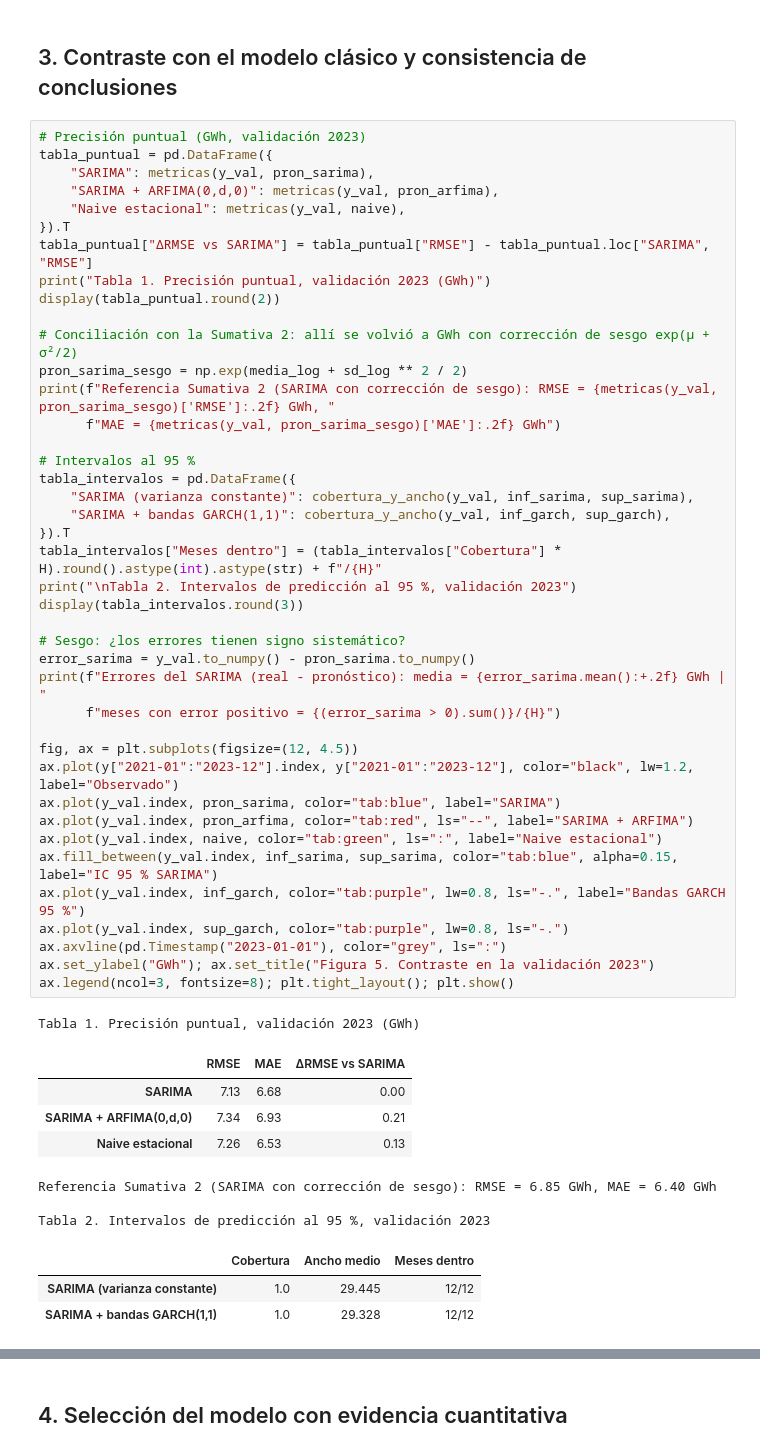
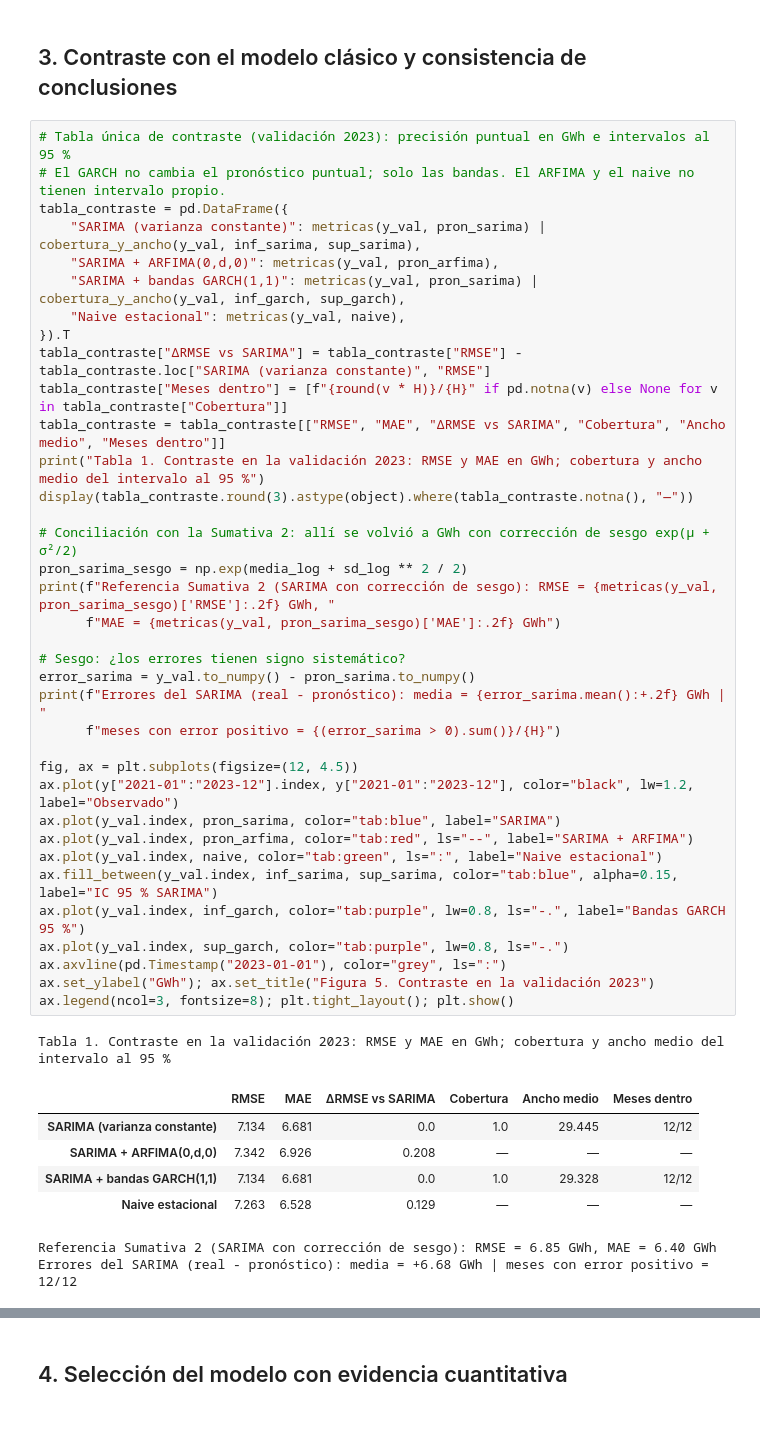
Before and after one commit to robertomoncada-blip/Magister_ciencia_datos, a Jupyter notebook: MCDI505/notebooks/mcdi505_s3rmoncada.ipynb, the cells around one changed output, grey strips where cells are left out. Cells and saved outputs as stored; diff of their text form; blank space fills up the shorter version.

```diff
--- a/MCDI505/notebooks/mcdi505_s3rmoncada.ipynb
+++ b/MCDI505/notebooks/mcdi505_s3rmoncada.ipynb
@@ -353,55 +331,47 @@ En los residuos estandarizados por σ̂ₜ (Notebook S3, §3.5; Figura 4) tampoc
 # %% [markdown]
 ## 3. Contraste con el modelo clásico y consistencia de conclusiones
 # %%
-# Precisión puntual (GWh, validación 2023)
-tabla_puntual = pd.DataFrame({
-    "SARIMA": metricas(y_val, pron_sarima),
+# Tabla única de contraste (validación 2023): precisión puntual en GWh e intervalos al 95 %
+# El GARCH no cambia el pronóstico puntual; solo las bandas. El ARFIMA y el naive no tienen intervalo propio.
+tabla_contraste = pd.DataFrame({
+    "SARIMA (varianza constante)": metricas(y_val, pron_sarima) | cobertura_y_ancho(y_val, inf_sarima, sup_sarima),
     "SARIMA + ARFIMA(0,d,0)": metricas(y_val, pron_arfima),
+    "SARIMA + bandas GARCH(1,1)": metricas(y_val, pron_sarima) | cobertura_y_ancho(y_val, inf_garch, sup_garch),
     "Naive estacional": metricas(y_val, naive),
 }).T
-tabla_puntual["ΔRMSE vs SARIMA"] = tabla_puntual["RMSE"] - tabla_puntual.loc["SARIMA", "RMSE"]
-print("Tabla 1. Precisión puntual, validación 2023 (GWh)")
-display(tabla_puntual.round(2))
+tabla_contraste["ΔRMSE vs SARIMA"] = tabla_contraste["RMSE"] - tabla_contraste.loc["SARIMA (varianza constante)", "RMSE"]
+tabla_contraste["Meses dentro"] = [f"{round(v * H)}/{H}" if pd.notna(v) else None for v in tabla_contraste["Cobertura"]]
+tabla_contraste = tabla_contraste[["RMSE", "MAE", "ΔRMSE vs SARIMA", "Cobertura", "Ancho medio", "Meses dentro"]]
+print("Tabla 1. Contraste en la validación 2023: RMSE y MAE en GWh; cobertura y ancho medio del intervalo al 95 %")
+display(tabla_contraste.round(3).astype(object).where(tabla_contraste.notna(), "—"))
 
 # Conciliación con la Sumativa 2: allí se volvió a GWh con corrección de sesgo exp(μ + σ²/2)
 pron_sarima_sesgo = np.exp(media_log + sd_log ** 2 / 2)
 print(f"Referencia Sumativa 2 (SARIMA con corrección de sesgo): RMSE = {metricas(y_val, pron_sarima_sesgo)['RMSE']:.2f} GWh, "
       f"MAE = {metricas(y_val, pron_sarima_sesgo)['MAE']:.2f} GWh")
-
-# Intervalos al 95 %
-tabla_intervalos = pd.DataFrame({
-    "SARIMA (varianza constante)": cobertura_y_ancho(y_val, inf_sarima, sup_sarima),
-    "SARIMA + bandas GARCH(1,1)": cobertura_y_ancho(y_val, inf_garch, sup_garch),
-}).T
-tabla_intervalos["Meses dentro"] = (tabla_intervalos["Cobertura"] * H).round().astype(int).astype(str) + f"/{H}"
-print("\nTabla 2. Intervalos de predicción al 95 %, validación 2023")
-display(tabla_intervalos.round(3))
 
 # Sesgo: ¿los errores tienen signo sistemático?
 error_sarima = y_val.to_numpy() - pron_sarima.to_numpy()
 print(f"Errores del SARIMA (real - pronóstico): media = {error_sarima.mean():+.2f} GWh | "
       f"meses con error positivo = {(error_sarima > 0).sum()}/{H}")
 
 fig, ax = plt.subplots(figsize=(12, 4.5))
 ax.plot(y["2021-01":"2023-12"].index, y["2021-01":"2023-12"], color="black", lw=1.2, label="Observado")
 ax.plot(y_val.index, pron_sarima, color="tab:blue", label="SARIMA")
 ax.plot(y_val.index, pron_arfima, color="tab:red", ls="--", label="SARIMA + ARFIMA")
 ax.plot(y_val.index, naive, color="tab:green", ls=":", label="Naive estacional")
 ax.fill_between(y_val.index, inf_sarima, sup_sarima, color="tab:blue", alpha=0.15, label="IC 95 % SARIMA")
 ax.plot(y_val.index, inf_garch, color="tab:purple", lw=0.8, ls="-.", label="Bandas GARCH 95 %")
 ax.plot(y_val.index, sup_garch, color="tab:purple", lw=0.8, ls="-.")
 ax.axvline(pd.Timestamp("2023-01-01"), color="grey", ls=":")
 ax.set_ylabel("GWh"); ax.set_title("Figura 5. Contraste en la validación 2023")
 ax.legend(ncol=3, fontsize=8); plt.tight_layout(); plt.show()
 # %% [output]
-Tabla 1. Precisión puntual, validación 2023 (GWh)
+Tabla 1. Contraste en la validación 2023: RMSE y MAE en GWh; cobertura y ancho medio del intervalo al 95 %
-|  | RMSE | MAE | ΔRMSE vs SARIMA |
-| SARIMA | 7.13 | 6.68 | 0.00 |
-| SARIMA + ARFIMA(0,d,0) | 7.34 | 6.93 | 0.21 |
-| Naive estacional | 7.26 | 6.53 | 0.13 |
+|  | RMSE | MAE | ΔRMSE vs SARIMA | Cobertura | Ancho medio | Meses dentro |
+| SARIMA (varianza constante) | 7.134 | 6.681 | 0.0 | 1.0 | 29.445 | 12/12 |
+| SARIMA + ARFIMA(0,d,0) | 7.342 | 6.926 | 0.208 | — | — | — |
+| SARIMA + bandas GARCH(1,1) | 7.134 | 6.681 | 0.0 | 1.0 | 29.328 | 12/12 |
+| Naive estacional | 7.263 | 6.528 | 0.129 | — | — | — |
 Referencia Sumativa 2 (SARIMA con corrección de sesgo): RMSE = 6.85 GWh, MAE = 6.40 GWh
-
-Tabla 2. Intervalos de predicción al 95 %, validación 2023
+Errores del SARIMA (real - pronóstico): media = +6.68 GWh | meses con error positivo = 12/12
-|  | Cobertura | Ancho medio | Meses dentro |
-| SARIMA (varianza constante) | 1.0 | 29.445 | 12/12 |
-| SARIMA + bandas GARCH(1,1) | 1.0 | 29.328 | 12/12 |
```
Also changed, not shown: parts of 22 cells of this notebook, 3 other files.
